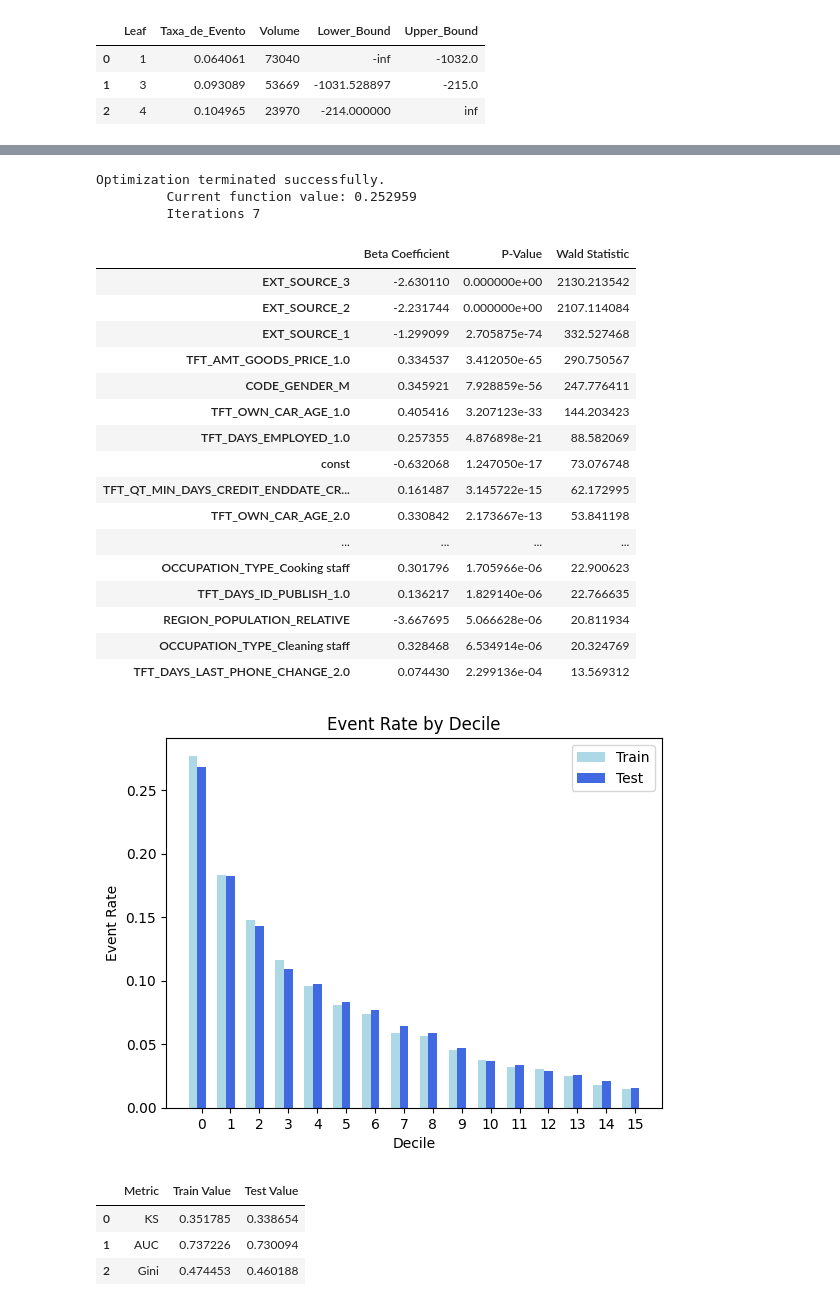
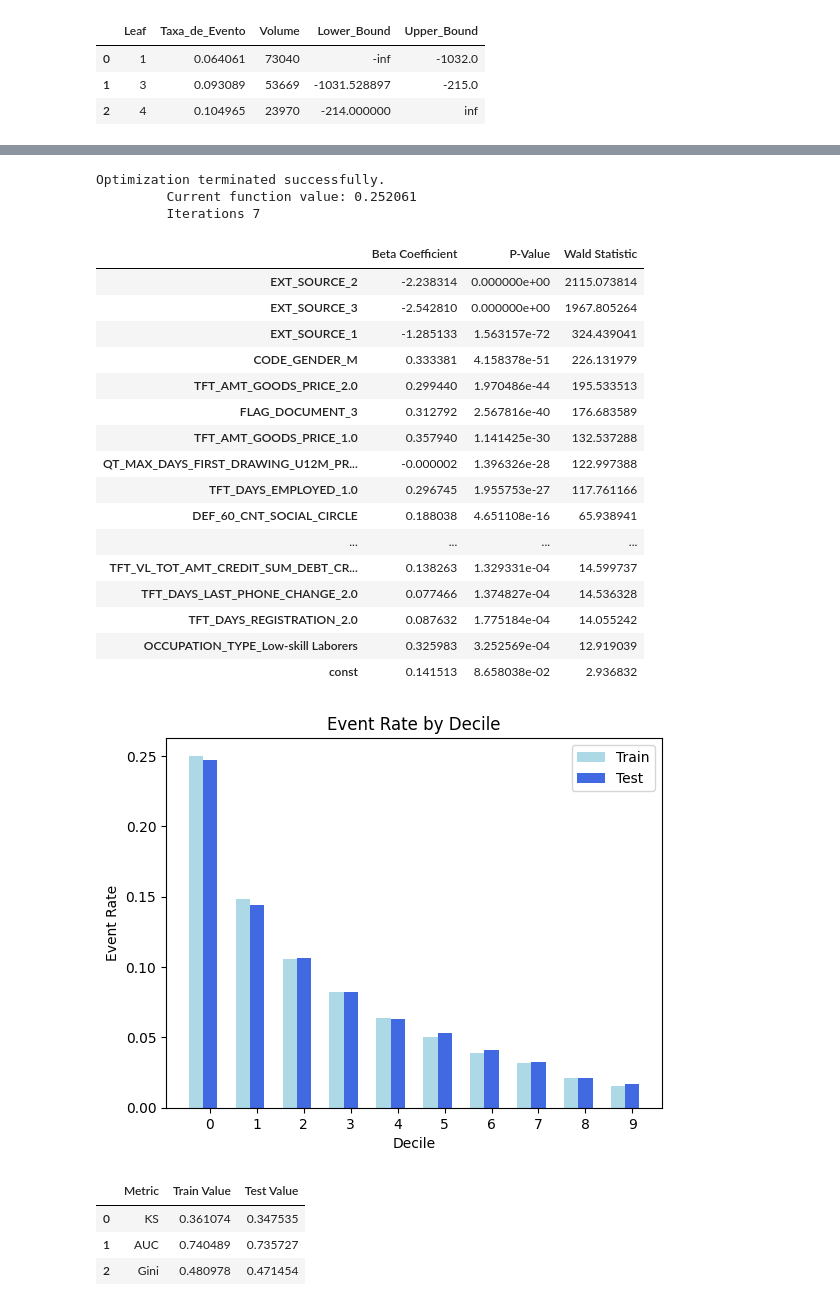
Before and after one commit to jeanlr/pod-bank-application, a Jupyter notebook: notebooks/model-reg-log.ipynb, the cells around one changed output, grey strips where cells are left out. Saved outputs shown, nothing was run; the diff lists cells and outputs as text; code cells hidden in the pictures.

```diff
--- a/notebooks/model-reg-log.ipynb
+++ b/notebooks/model-reg-log.ipynb
@@ -441,9 +549,9 @@ df1_treino.head()
 # %%
 # Ajuste no tipo de variável
-lista_onehot = [variavel for variavel in df1_treino.columns if variavel.startswith('TFT_')]
+lista_onehot = [variavel for variavel in df15_treino.columns if variavel.startswith('TFT_')]
 for var in lista_onehot:
-  df1_treino[var] = df1_treino[var].astype(float)
-  df1_teste[var] = df1_teste[var].astype(float)
+  df15_treino[var] = df15_treino[var].astype(float)
+  df15_teste[var] = df15_teste[var].astype(float)
 # %%
 lista_onehot = lista_onehot + ordinais
 # %%
@@ -466,18 +579,18 @@ lista_onehot
 import pickle
 from sklearn.preprocessing import OneHotEncoder
 
-X = df1_treino.drop(axis=1,columns=['TARGET'])
+X = df15_treino.drop(axis=1,columns=['TARGET'])
 
 print('Lista de vars para OneHot Encoding: ',lista_onehot)
 
 # Instanciando o encoder
 encoder = OneHotEncoder(drop='first', sparse_output=False, handle_unknown='ignore',dtype=np.int32)
 # Aplicando o one-hot encoding
-encoded_data = encoder.fit_transform(df1_treino[lista_onehot])
+encoded_data = encoder.fit_transform(df15_treino[lista_onehot])
 encoded_cols = encoder.get_feature_names_out(lista_onehot)
-encoded_df = pd.DataFrame(encoded_data, columns=encoded_cols, index=df1_treino.index)
+encoded_df = pd.DataFrame(encoded_data, columns=encoded_cols, index=df15_treino.index)
 
-df_train_03 = pd.concat([df1_treino.drop(lista_onehot, axis=1), encoded_df], axis=1)
+df_train_03 = pd.concat([df15_treino.drop(lista_onehot, axis=1), encoded_df], axis=1)
 
 # Salva o encoder e a lista de colunas em um arquivo .pkl
 data_to_serialize = {
@@ -489,9 +602,9 @@ Lista de vars para OneHot Encoding:  ['TFT_DAYS_EMPLOYED', 'TFT_DAYS_LAST_PHONE_
 # %%
-encoded_data_test = encoder.transform(df1_teste[lista_onehot])
+encoded_data_test = encoder.transform(df15_teste[lista_onehot])
 encoded_cols_test = encoder.get_feature_names_out(lista_onehot)
-encoded_df_test = pd.DataFrame(encoded_data_test, columns=encoded_cols_test, index=df1_teste.index)
+encoded_df_test = pd.DataFrame(encoded_data_test, columns=encoded_cols_test, index=df15_teste.index)
 
-df1_teste = pd.concat([df1_teste.drop(lista_onehot, axis=1), encoded_df_test], axis=1)
+df15_teste = pd.concat([df15_teste.drop(lista_onehot, axis=1), encoded_df_test], axis=1)
 
 X = df_train_03.drop(axis=1,columns=['TARGET'])
 
@@ -549,36 +662,36 @@ try:
     lista.remove('const')
 except:
     pass
-lista = lista[:20]
+lista = lista[:23] # 23
 
 abt_new = df_train_03[lista]
 abt_new = pd.concat((abt_new,y_train),axis=1)
-abt_test_new = df1_teste[lista]
+abt_test_new = df15_teste[lista]
 abt_test_new = pd.concat((abt_test_new,y_test),axis=1)
 
 model, scorecard = logistic_regression_with_scorecard(abt_new, 'TARGET', abt_new.drop(columns='TARGET').columns.to_list())
 scorecard
 # %% [output]
 Optimization terminated successfully.
-         Current function value: 0.252959
+         Current function value: 0.252061
          Iterations 7
 |  | Beta Coefficient | P-Value | Wald Statistic |
-| EXT_SOURCE_3 | -2.630110 | 0.000000e+00 | 2130.213542 |
-| EXT_SOURCE_2 | -2.231744 | 0.000000e+00 | 2107.114084 |
-| EXT_SOURCE_1 | -1.299099 | 2.705875e-74 | 332.527468 |
-| TFT_AMT_GOODS_PRICE_1.0 | 0.334537 | 3.412050e-65 | 290.750567 |
-| CODE_GENDER_M | 0.345921 | 7.928859e-56 | 247.776411 |
-| TFT_OWN_CAR_AGE_1.0 | 0.405416 | 3.207123e-33 | 144.203423 |
-| TFT_DAYS_EMPLOYED_1.0 | 0.257355 | 4.876898e-21 | 88.582069 |
-| const | -0.632068 | 1.247050e-17 | 73.076748 |
-| TFT_QT_MIN_DAYS_CREDIT_ENDDATE_CR... | 0.161487 | 3.145722e-15 | 62.172995 |
-| TFT_OWN_CAR_AGE_2.0 | 0.330842 | 2.173667e-13 | 53.841198 |
+| EXT_SOURCE_2 | -2.238314 | 0.000000e+00 | 2115.073814 |
+| EXT_SOURCE_3 | -2.542810 | 0.000000e+00 | 1967.805264 |
+| EXT_SOURCE_1 | -1.285133 | 1.563157e-72 | 324.439041 |
+| CODE_GENDER_M | 0.333381 | 4.158378e-51 | 226.131979 |
+| TFT_AMT_GOODS_PRICE_2.0 | 0.299440 | 1.970486e-44 | 195.533513 |
+| FLAG_DOCUMENT_3 | 0.312792 | 2.567816e-40 | 176.683589 |
+| TFT_AMT_GOODS_PRICE_1.0 | 0.357940 | 1.141425e-30 | 132.537288 |
+| QT_MAX_DAYS_FIRST_DRAWING_U12M_PR... | -0.000002 | 1.396326e-28 | 122.997388 |
+| TFT_DAYS_EMPLOYED_1.0 | 0.296745 | 1.955753e-27 | 117.761166 |
+| DEF_60_CNT_SOCIAL_CIRCLE | 0.188038 | 4.651108e-16 | 65.938941 |
 | ... | ... | ... | ... |
-| OCCUPATION_TYPE_Cooking staff | 0.301796 | 1.705966e-06 | 22.900623 |
-| TFT_DAYS_ID_PUBLISH_1.0 | 0.136217 | 1.829140e-06 | 22.766635 |
-| REGION_POPULATION_RELATIVE | -3.667695 | 5.066628e-06 | 20.811934 |
-| OCCUPATION_TYPE_Cleaning staff | 0.328468 | 6.534914e-06 | 20.324769 |
-| TFT_DAYS_LAST_PHONE_CHANGE_2.0 | 0.074430 | 2.299136e-04 | 13.569312 |
+| TFT_VL_TOT_AMT_CREDIT_SUM_DEBT_CR... | 0.138263 | 1.329331e-04 | 14.599737 |
+| TFT_DAYS_LAST_PHONE_CHANGE_2.0 | 0.077466 | 1.374827e-04 | 14.536328 |
+| TFT_DAYS_REGISTRATION_2.0 | 0.087632 | 1.775184e-04 | 14.055242 |
+| OCCUPATION_TYPE_Low-skill Laborers | 0.325983 | 3.252569e-04 | 12.919039 |
+| const | 0.141513 | 8.658038e-02 | 2.936832 |
 # %%
 abt_train_t01 = abt_new.drop(columns='TARGET').copy()
 abt_teste_t01 = abt_test_new.drop(columns='TARGET').copy()
@@ -595,14 +708,14 @@ abt_teste_t01['Score_0'] = 1 - abt_teste_t01['Score_1']
 abt_train_t01 = pd.concat((abt_train_t01,y_train),axis=1)
 abt_teste_t01 = pd.concat((abt_teste_t01,y_test),axis=1)
 # %%
-metrics, ord_score_train, ord_score_test = calculate_metrics_rl(abt_train_t01, abt_teste_t01, 'Score_1', 'Score_0', 'TARGET', bins=16)
+metrics, ord_score_train, ord_score_test = calculate_metrics_rl(abt_train_t01, abt_teste_t01, 'Score_1', 'Score_0', 'TARGET', bins=10)
 metrics
 # %% [output]
-[figure, old version]
+[figure, new version]
 |  | Metric | Train Value | Test Value |
-| 0 | KS | 0.351785 | 0.338654 |
-| 1 | AUC | 0.737226 | 0.730094 |
-| 2 | Gini | 0.474453 | 0.460188 |
+| 0 | KS | 0.361074 | 0.347535 |
+| 1 | AUC | 0.740489 | 0.735727 |
+| 2 | Gini | 0.480978 | 0.471454 |
 # %%
 ord_score_train
 # %% [output]
```
Also changed, not shown: parts of 54 cells of this notebook.
